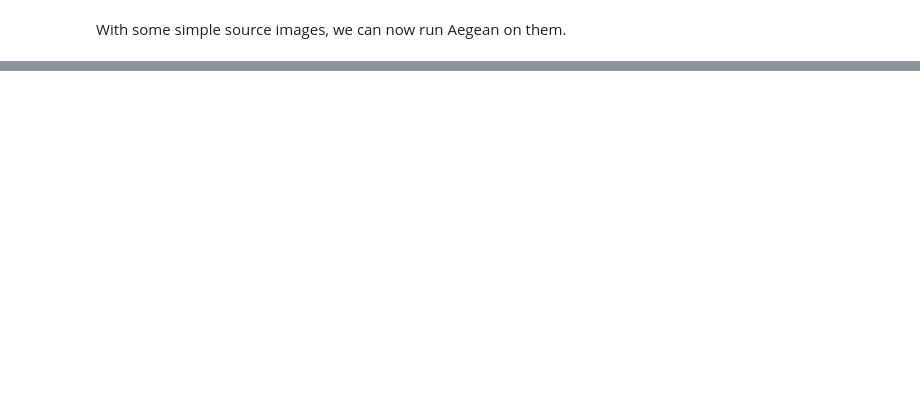
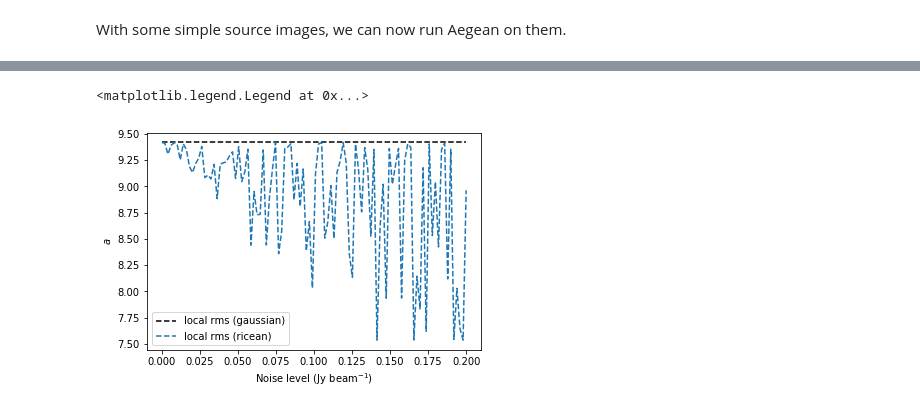
Before and after one commit to MatthewJA/brushtail, a Jupyter notebook: busy-week/aegean-polarisation.ipynb, the cells around one changed output, grey strips where cells are left out. Cells and saved outputs as stored; diff of their text form; code cells hidden in the pictures; blank space fills up the shorter version.

```diff
--- a/busy-week/aegean-polarisation.ipynb
+++ b/busy-week/aegean-polarisation.ipynb
@@ -53,0 +120,9 @@ With some simple source images, we can now run Aegean on them.
+# %%
+plt.plot(noise_levels, a_gaussian, label='local rms (gaussian)', linestyle='--', c='k')
+plt.plot(noise_levels, a_ricean, label='local rms (ricean)', linestyle='--')
+plt.xlabel('Noise level (Jy beam$^{-1}$)')
+plt.ylabel('$a$')
+plt.legend()
+# %% [output]
+<matplotlib.legend.Legend at 0x...>
+[figure, added]
```
Also changed, not shown: parts of 16 cells of this notebook.
